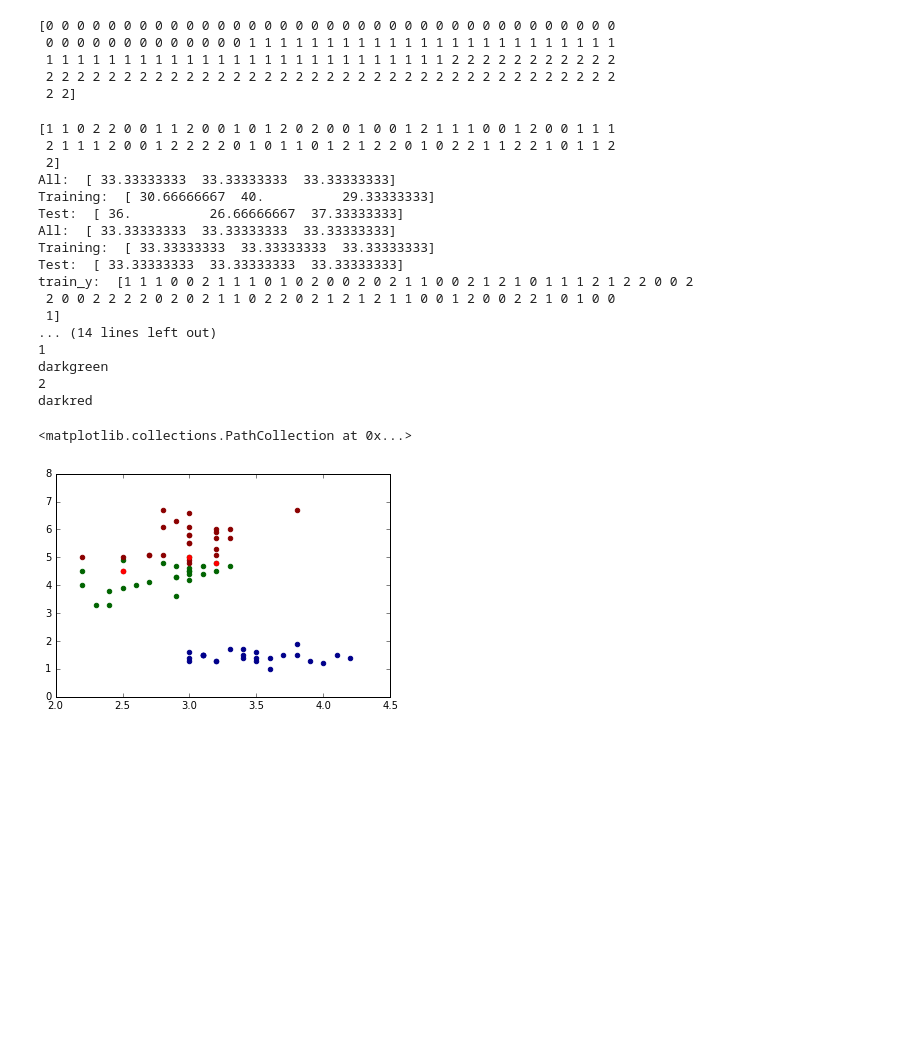
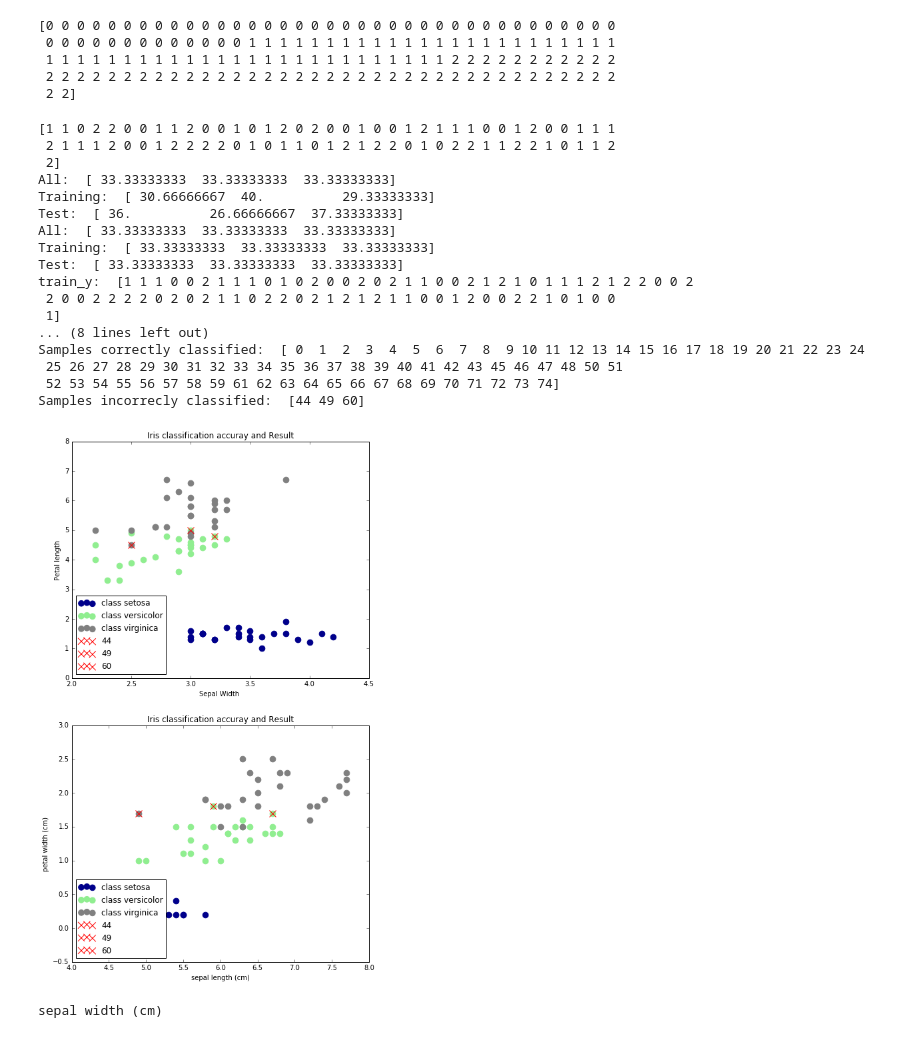
Before and after one commit to MrGreenRubato/notebooks, a Jupyter notebook: SciPy 2016 - Tutorial Part 2 - Datasets.ipynb, the cells around one changed output. Drawn from its saved outputs; the diff is of its cells as text; code cells hidden in the pictures; blank space fills up the shorter version.

Commit message:
Displaying errors (incorrect predicitons) on a graph

```diff
--- a/SciPy 2016 - Tutorial Part 2 - Datasets.ipynb
+++ b/SciPy 2016 - Tutorial Part 2 - Datasets.ipynb
@@ -48,42 +48,68 @@ print('Fraction of correct predictions (accuracy):', 1 - np.sum(np.abs(test_y-pr
 # A more python way to do it is :
 print('Fraction of correct predictions (accuracy):', np.sum(test_y == pred_y)/len(pred_y) )
 
 correct_idx = np.where(test_y == pred_y)[0]
 print('Samples correctly classified: ', correct_idx)
 
 incorrect_idx = np.where(test_y != pred_y)[0]
 print('Samples incorrecly classified: ', incorrect_idx)
 
 # plot incorrect predictions
 %matplotlib inline
 from matplotlib import pyplot as plt
-colors = ['darkblue', 'darkgreen', 'darkred']
+colors = ['darkblue', 'lightgreen', 'gray']
 
+fig = plt.figure(figsize=(8,14))
+plt.subplot(2,1,1)
+
+idx1, idx2 = 1,2
 for n, color in enumerate(colors):
-    print(n)
-    print(color)
+    idx = np.where(test_y == n)[0]
+    plt.scatter(test_X[idx, idx1], test_X[idx, idx2], color=color, label='class {}'.format(iris.target_names[n]), marker='o', s=75)
 
+for i in incorrect_idx:
+    plt.scatter(test_X[i, idx1], test_X[i, idx2], color='red', marker='x', s=100, label='{}'.format(i))
+
+plt.xlabel('Sepal Width ')
+plt.ylabel('Petal length')
+plt.legend(loc=3)
+plt.title("Iris classification accuray and Result")
+
+
+plt.subplot(2,1,2)
+
+idx1, idx2 = 0,3
+for n, color in enumerate(colors):
     idx = np.where(test_y == n)[0]
-    plt.scatter(test_X[idx, 1], test_X[idx, 2], color=color, label='class')
+    plt.scatter(test_X[idx, idx1], test_X[idx, idx2], color=color, label='class {}'.format(iris.target_names[n]), marker='o', s=75)
 
-plt.scatter(test_X[incorrect_idx, 1], test_X[incorrect_idx, 2], color='red')
+for i in incorrect_idx:
+    plt.scatter(test_X[i, idx1], test_X[i, idx2], color='red', marker='x', s=100, label='{}'.format(i))
+
+plt.xlabel(iris.feature_names[idx1])
+plt.ylabel(iris.feature_names[idx2])
+plt.legend(loc=3)
+plt.title("Iris classification accuray and Result")
+plt.show()
+
+print(iris.feature_names[1])
 # %% [output]
 [1 1 0 2 2 0 0 1 1 2 0 0 1 0 1 2 0 2 0 0 1 0 0 1 2 1 1 1 0 0 1 2 0 0 1 1 1
  2 1 1 1 2 0 0 1 2 2 2 2 0 1 0 1 1 0 1 2 1 2 2 0 1 0 2 2 1 1 2 2 1 0 1 1 2
  2]
 All:  [ 33.33333333  33.33333333  33.33333333]
 Training:  [ 30.66666667  40.          29.33333333]
 Test:  [ 36.          26.66666667  37.33333333]
 All:  [ 33.33333333  33.33333333  33.33333333]
 Training:  [ 33.33333333  33.33333333  33.33333333]
 Test:  [ 33.33333333  33.33333333  33.33333333]
 train_y:  [1 1 1 0 0 2 1 1 1 0 1 0 2 0 0 2 0 2 1 1 0 0 2 1 2 1 0 1 1 1 2 1 2 2 0 0 2
  2 0 0 2 2 2 2 0 2 0 2 1 1 0 2 2 0 2 1 2 1 2 1 1 0 0 1 2 0 0 2 2 1 0 1 0 0
  1]
-... (14 lines left out)
-1
-darkgreen
-2
-darkred
+... (8 lines left out)
+Samples correctly classified:  [ 0  1  2  3  4  5  6  7  8  9 10 11 12 13 14 15 16 17 18 19 20 21 22 23 24
+ 25 26 27 28 29 30 31 32 33 34 35 36 37 38 39 40 41 42 43 45 46 47 48 50 51
+ 52 53 54 55 56 57 58 59 61 62 63 64 65 66 67 68 69 70 71 72 73 74]
+Samples incorrecly classified:  [44 49 60]
+[figure, new version]
-<matplotlib.collections.PathCollection at 0x...>
+sepal width (cm)
-[figure, old version]
```
